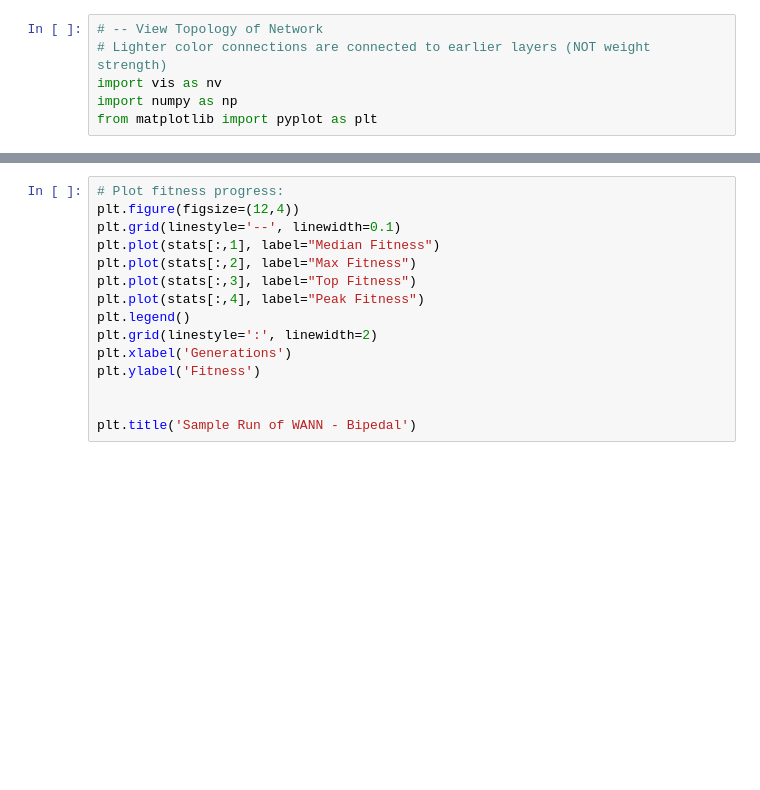
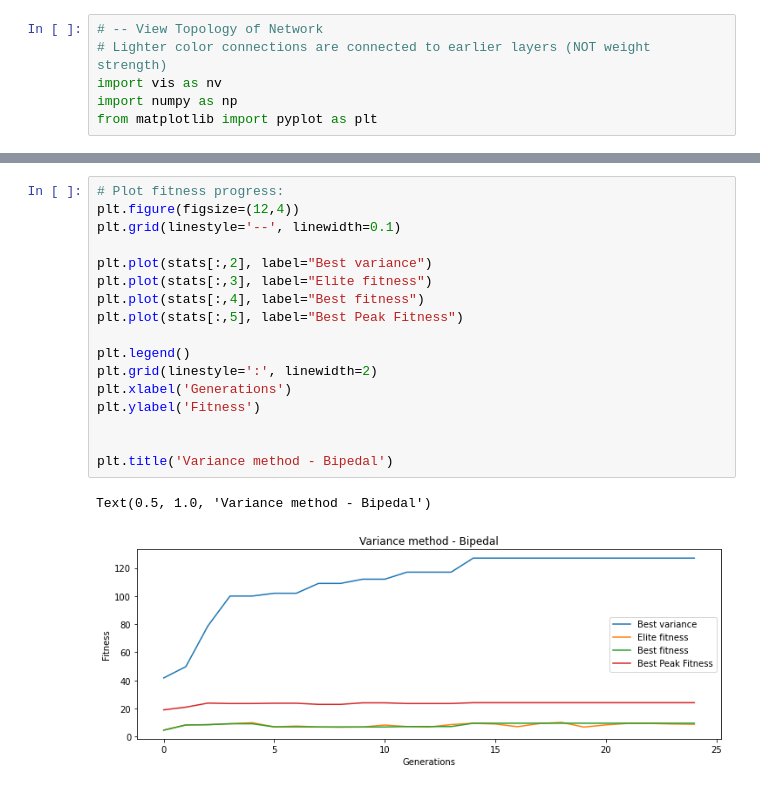
Before and after one commit to yurilavinas/brain-tokyo-workshop, a Jupyter notebook: WANNRelease/prettyNeatWann/Visualization.ipynb, the cells around one changed output, grey strips where cells are left out. Cells and saved outputs as stored; diff of their text form; blank space fills up the shorter version.

```diff
--- a/WANNRelease/prettyNeatWann/Visualization.ipynb
+++ b/WANNRelease/prettyNeatWann/Visualization.ipynb
@@ -32,15 +28,20 @@ len(stats[1,:])
 # %%
 # Plot fitness progress:
 plt.figure(figsize=(12,4))
 plt.grid(linestyle='--', linewidth=0.1)
-plt.plot(stats[:,1], label="Median Fitness")
-plt.plot(stats[:,2], label="Max Fitness")
-plt.plot(stats[:,3], label="Top Fitness")
-plt.plot(stats[:,4], label="Peak Fitness")
+
+plt.plot(stats[:,2], label="Best variance")
+plt.plot(stats[:,3], label="Elite fitness")
+plt.plot(stats[:,4], label="Best fitness")
+plt.plot(stats[:,5], label="Best Peak Fitness")
+
 plt.legend()
 plt.grid(linestyle=':', linewidth=2)
 plt.xlabel('Generations')
 plt.ylabel('Fitness')
 
 
-plt.title('Sample Run of WANN - Bipedal')
+plt.title('Variance method - Bipedal')
+# %% [output]
+Text(0.5, 1.0, 'Variance method - Bipedal')
+[figure, added]
```
Also changed, not shown: parts of 3 cells of this notebook, 26 other files.
